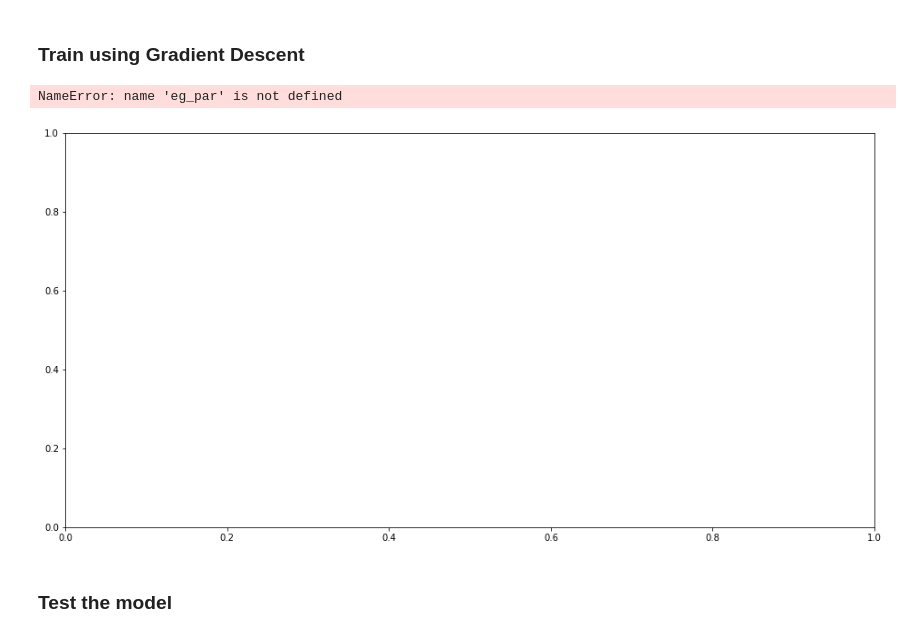
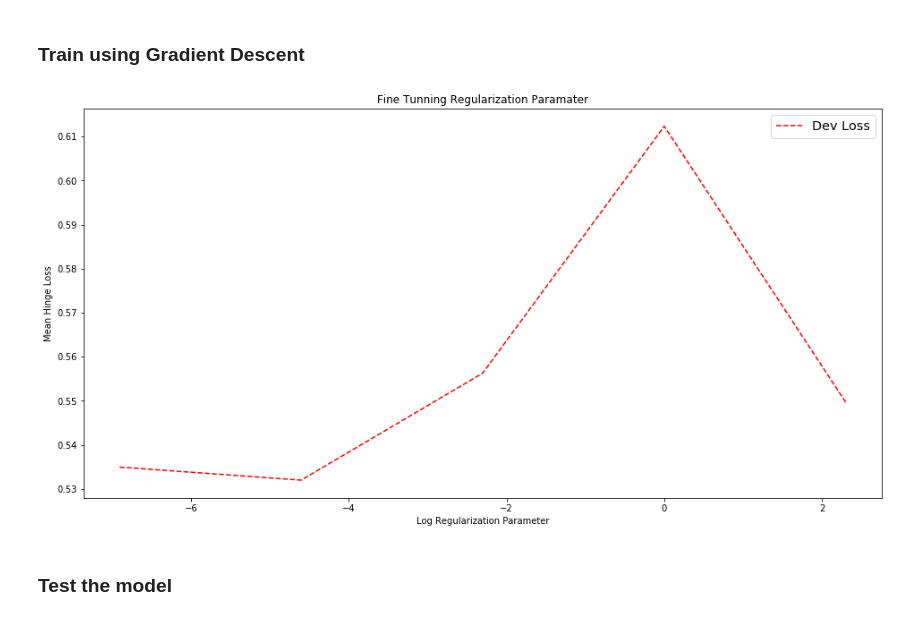
Before and after one commit to psnonis/ClickBait, a Jupyter notebook: book/Toy-Vinicio.ipynb, the cells around one changed output. Saved outputs shown, nothing was run; the diff lists cells and outputs as text; code cells hidden in the pictures.

```diff
--- a/book/Toy-Vinicio.ipynb
+++ b/book/Toy-Vinicio.ipynb
@@ -235,27 +235,25 @@ def SVM_GD(trainRDD, testRDD, wInit, nSteps = 20, LR = 0.1, regPar = 0.1,
 # %%
 # Tune the Regularization Parameter
 wInit = BASELINE
 reg_par = [0.001, 0.01, 0.1, 1, 10]
 dev_loss = []
 j = 0
 for i in reg_par:
     svml2_results = SVM_GD(trainRDD, heldOutRDD, wInit, nSteps = 50, LR = 0.1,
                                      regType='l2', regPar = i, kernel = "linear", verbose=False)
     _, test_loss, _ = svml2_results
     dev_loss.append(test_loss[-1])
 
 # Graph it
 fig, ax = plt.subplots(1,1,figsize = (16,8))
-ax.plot(eg_par, dev_loss, 'r--', label='Dev Loss')
+ax.plot(np.log(reg_par), dev_loss, 'r--', label='Dev Loss')
 ax.legend(loc='upper right', fontsize='x-large')
-plt.xlabel('Regularization Parameter')
+plt.xlabel('Log Regularization Parameter')
 plt.ylabel('Mean Hinge Loss')
-if title:
-    plt.title(title)
+plt.title("Fine Tunning Regularization Paramater")
 plt.show()
 # %% [output]
-NameError: name 'eg_par' is not defined
-[figure, old version]
+[figure, new version]
 # %%
 start = time.time()
 svml2_results = SVM_GD(trainRDD, heldOutRDD, wInit, nSteps = 50, LR = 0.1,
```
Also changed, not shown: 1 other file.
